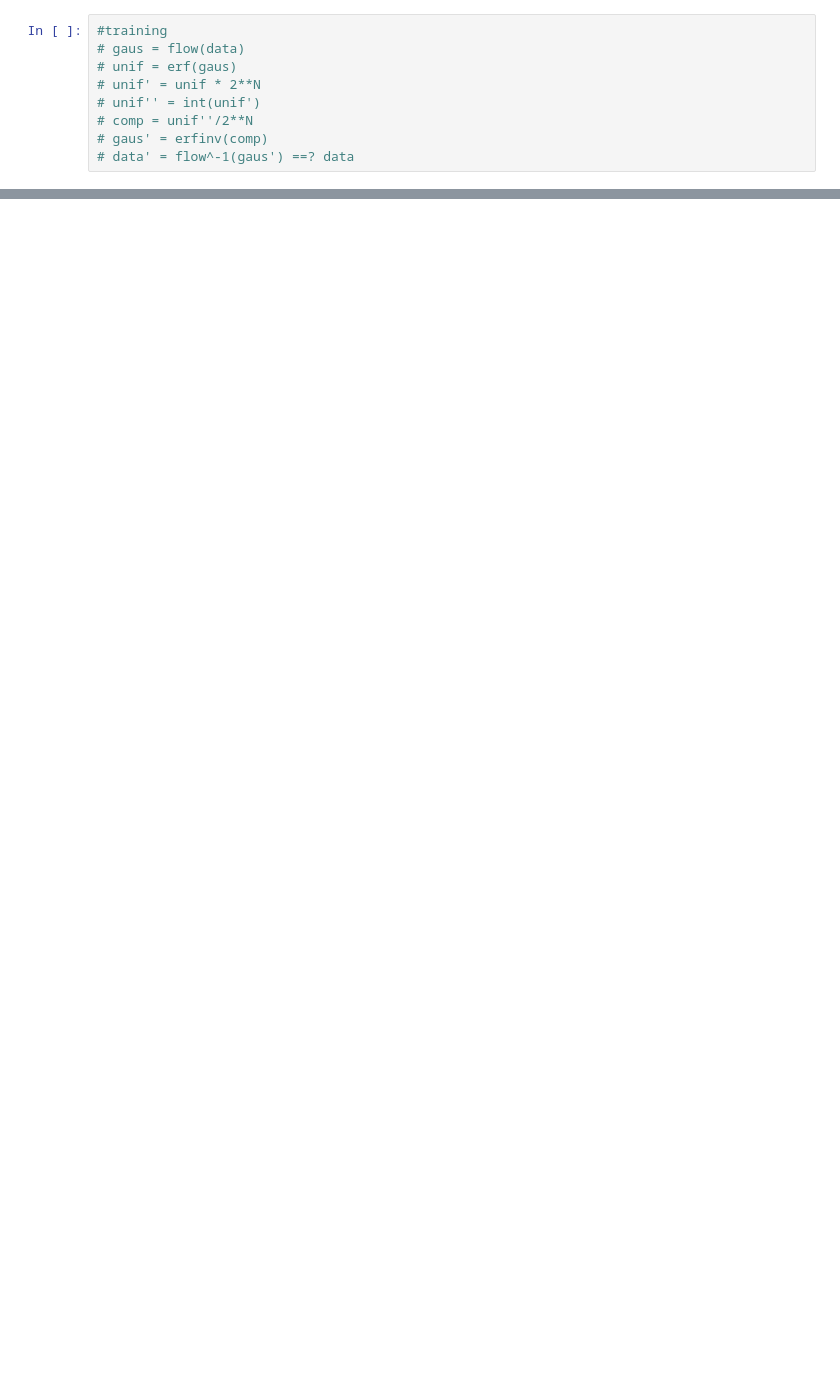
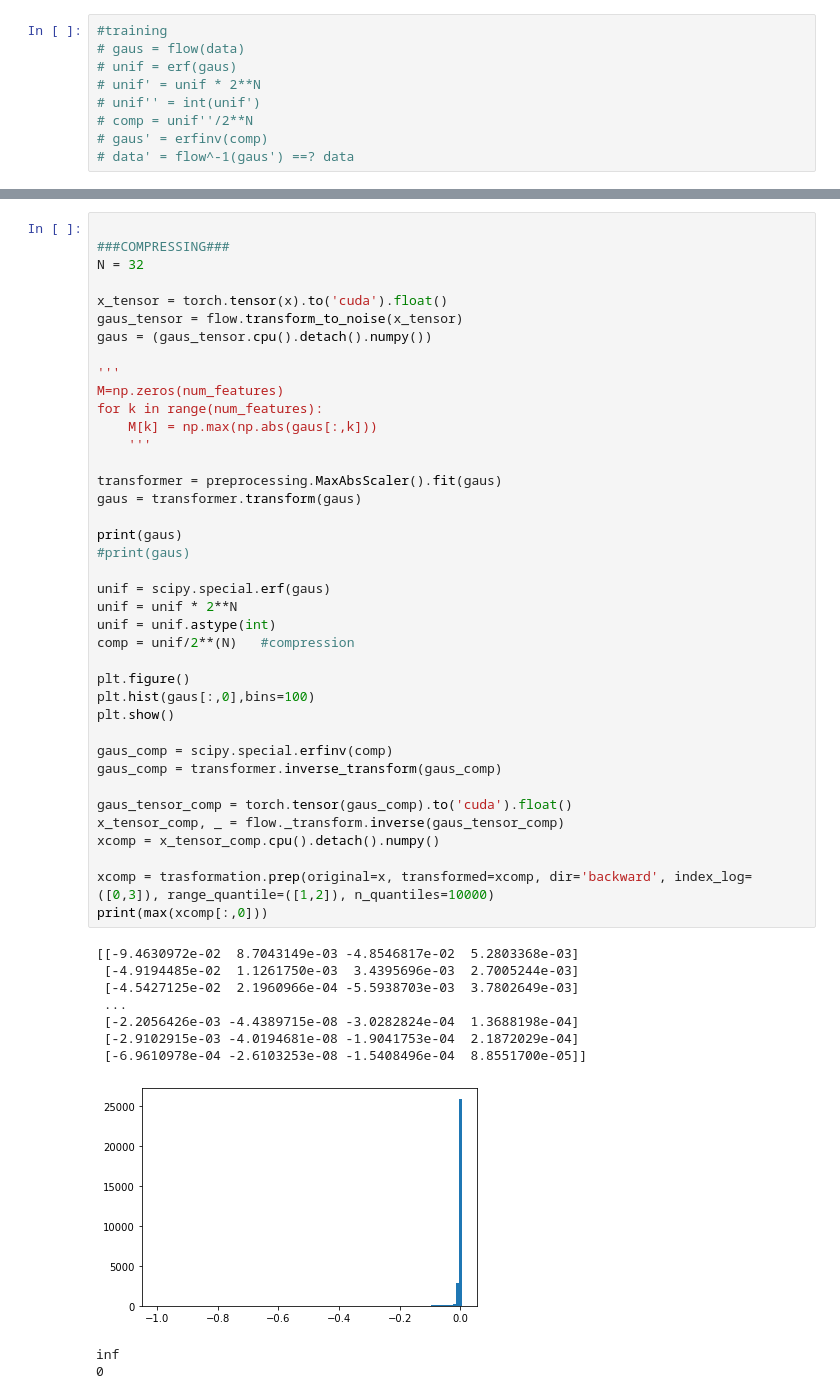
Before and after one commit to igordt/CMEPDA, a Jupyter notebook: Originale.ipynb, the cells around one changed output, grey strips where cells are left out. Drawn from its saved outputs; the diff is of its cells as text; blank space fills up the shorter version.

Commit message:
general update and initial pre-compression import

```diff
--- a/Originale.ipynb
+++ b/Originale.ipynb
@@ -330,3 +282,53 @@ AttributeError: 'Tensor' object has no attribute 'sample'
+# %%
+
+###COMPRESSING###
+N = 32
+
+x_tensor = torch.tensor(x).to('cuda').float()
+gaus_tensor = flow.transform_to_noise(x_tensor)
+gaus = (gaus_tensor.cpu().detach().numpy())
+
+'''
+M=np.zeros(num_features)
+for k in range(num_features):
+    M[k] = np.max(np.abs(gaus[:,k]))
+    '''
+
+transformer = preprocessing.MaxAbsScaler().fit(gaus)
+gaus = transformer.transform(gaus)
+
+print(gaus)
+#print(gaus)
+
+unif = scipy.special.erf(gaus)
+unif = unif * 2**N
+unif = unif.astype(int)
+comp = unif/2**(N)   #compression
+
+plt.figure()
+plt.hist(gaus[:,0],bins=100)
+plt.show()
+
+gaus_comp = scipy.special.erfinv(comp)
+gaus_comp = transformer.inverse_transform(gaus_comp)
+
+gaus_tensor_comp = torch.tensor(gaus_comp).to('cuda').float()
+x_tensor_comp, _ = flow._transform.inverse(gaus_tensor_comp)
+xcomp = x_tensor_comp.cpu().detach().numpy()
+
+xcomp = trasformation.prep(original=x, transformed=xcomp, dir='backward', index_log=([0,3]), range_quantile=([1,2]), n_quantiles=10000)
+print(max(xcomp[:,0]))
+# %% [output]
+[[-9.4630972e-02  8.7043149e-03 -4.8546817e-02  5.2803368e-03]
+ [-4.9194485e-02  1.1261750e-03  3.4395696e-03  2.7005244e-03]
+ [-4.5427125e-02  2.1960966e-04 -5.5938703e-03  3.7802649e-03]
+ ...
+ [-2.2056426e-03 -4.4389715e-08 -3.0282824e-04  1.3688198e-04]
+ [-2.9102915e-03 -4.0194681e-08 -1.9041753e-04  2.1872029e-04]
+ [-6.9610978e-04 -2.6103253e-08 -1.5408496e-04  8.8551700e-05]]
+[figure, added]
+inf
+0
 # %%
 fig, axs = plt.subplots(2, 2, figsize=(10, 8))
 fig.suptitle("Histogram of Variables")
```
Also changed, not shown: parts of 8 cells of this notebook, 4 other files.
